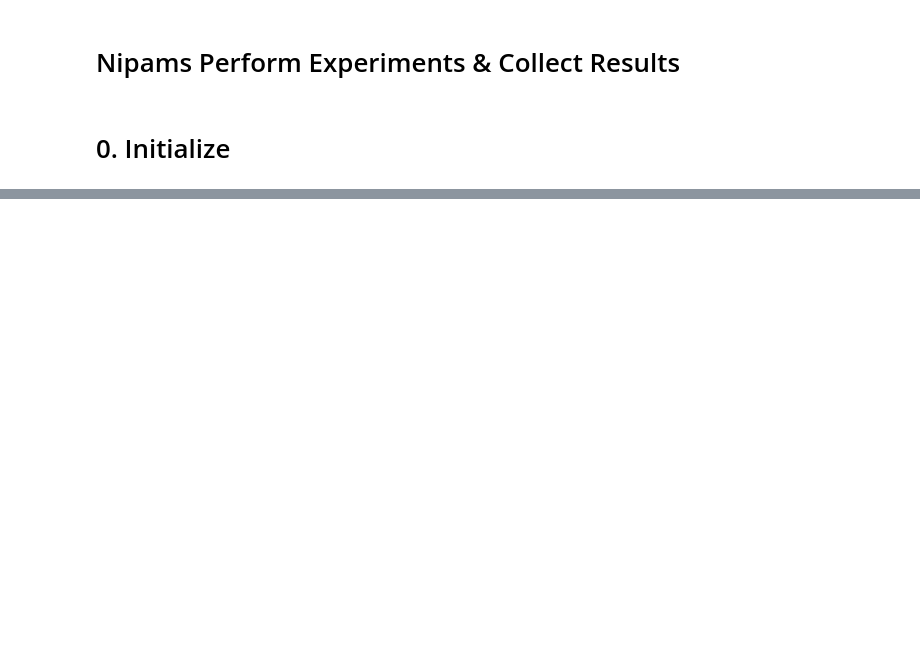
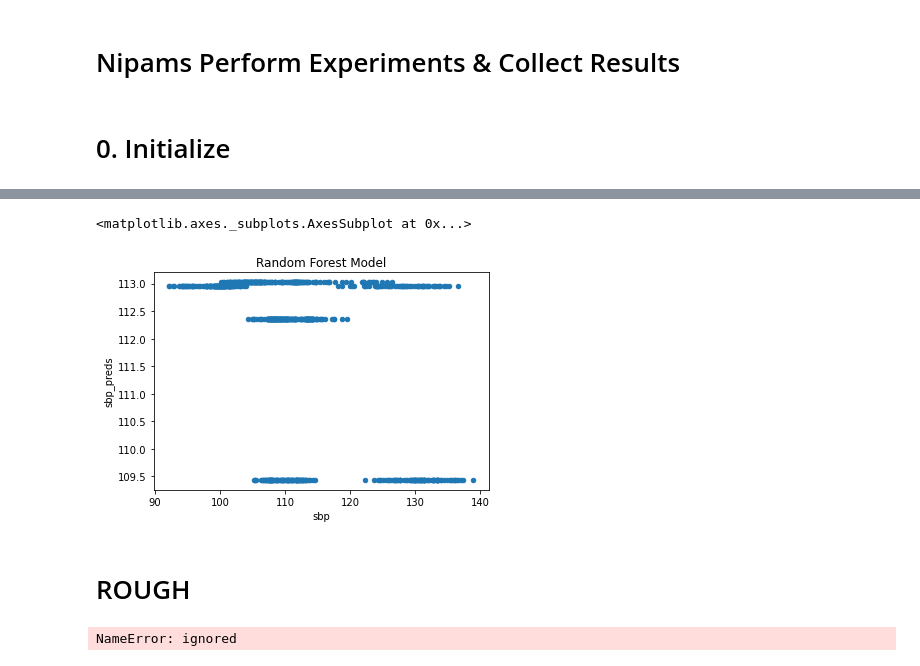
Before and after one commit to Angus-McLean/nipams-bp-py, a Jupyter notebook: notebooks/7 - Run Experiments.ipynb, the cells around one changed output, grey strips where cells are left out. Saved outputs shown, nothing was run; the diff lists cells and outputs as text; code cells hidden in the pictures; blank space fills up the shorter version.

Commit message:
starts setting up experiments notebook for colab running

```diff
--- a/notebooks/7 - Run Experiments.ipynb
+++ b/notebooks/7 - Run Experiments.ipynb
@@ -33,0 +37,13 @@ Not running on CoLab
+# %%
+import plotly.express as px
+from data import load_data; reload(load_data)
+
+# load_data.fetch_data_from_local(folder='data/raw_mat/', pattern='LLV')
+# dfBpAll, dfImuAll = load_data.load_dataframe_from_mat(folder='data/raw_mat/', pattern='LLV')
+dfAll = load_data.load_dataframe_from_pickle(folder='data/interim/', pattern='LLV')
+dfImu = dfAll[INDICIES + INFO_COLS + IMU_COLS]
+dfBp = dfAll[INDICIES + INFO_COLS + BP_COLS]
+
+display('------ dfAll ------')
+display("Unique Files : ", dfAll.file.nunique())
+display(dfAll)
@@ -33,0 +78,12 @@ Not running on CoLab
+# %%
+# splitting_config = json.loads(experiments.DEFAULTS['split_by_random'])
+splitting_config = json.loads(experiments.DEFAULTS['split_by_group'])
+sampleRandTestInds = getattr(experiments, splitting_config['function'])(dfBp=dfBp, **splitting_config['kwargs'])
+
+sampleRandTestInds = [{
+    'train':x['train'].drop_duplicates(INDICIES),
+    'test':x['test'].drop_duplicates(INDICIES)
+} for x in sampleRandTestInds]
+# sampleRandTestInds[0]['train'].drop_duplicates(INDICIES)
+
+sampleExpDfs = experiments.get_experiment(sampleRandTestInds[0], dfImu, dfBp)
@@ -33,0 +96,18 @@ Not running on CoLab
+# %%
+import sklearn
+from data import preprocess;
+from sklearn import pipeline, ensemble
+from sklearn.pipeline import Pipeline
+
+from features import simple as features_simple
+
+pipe_mean = Pipeline([('transform', preprocess.TransformerTimeSeriesTo3D()),('baselines.DummyRegressor', baselines.DummyRegressor())])
+pipe_random = Pipeline([('transform', preprocess.TransformerTimeSeriesTo3D()),('baselines.RandomRegressor', baselines.RandomRegressor())])
+
+pipe_vect_simple = Pipeline([
+    ('features_simple.vectorize_mean_std', preprocess.FunctionTransformer(partial(features_simple.vectorize_mean_std))),
+    ('model_RandomForest', sklearn.ensemble.RandomForestRegressor())
+])
+# %%
+dfResults = experiments.run_experiment("tmp", dfImu, dfBp, pipe_mean, sampleRandTestInds)
+dfResults
@@ -33,0 +140,11 @@ Not running on CoLab
+# %%
+dfResults.plot.scatter('sbp','sbp_preds', title='Random Forest Model')
+# %% [output]
+<matplotlib.axes._subplots.AxesSubplot at 0x...>
+[figure, added]
+# %% [markdown]
+# ROUGH
+# %%
+STOP_HERE
+# %% [output]
+NameError: ignored
```
Also changed, not shown: parts of 16 cells of this notebook, 5 other files.
